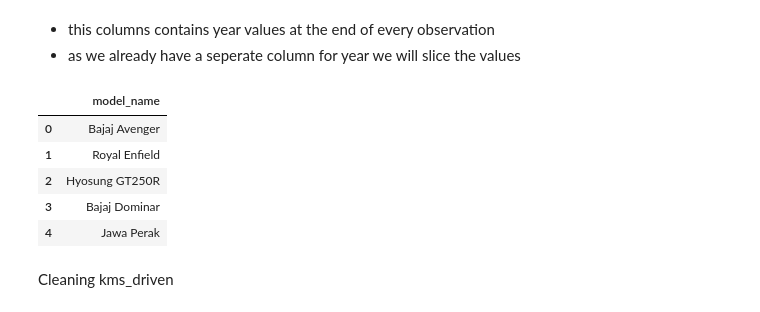
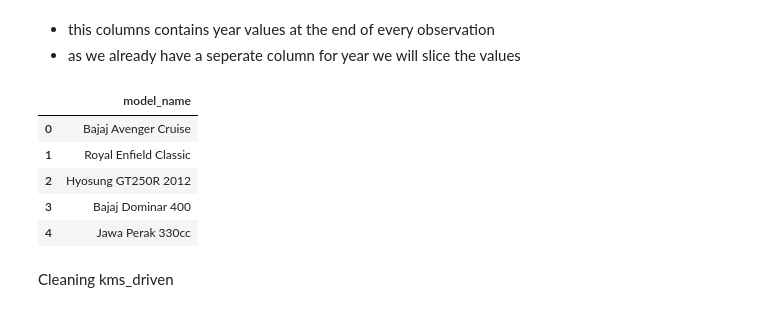
Before and after one commit to RishiBakshii/Bike-Price-Predictor, a Jupyter notebook: main.ipynb, the cells around one changed output. Drawn from its saved outputs; the diff is of its cells as text; code cells hidden in the pictures.

```diff
--- a/main.ipynb
+++ b/main.ipynb
@@ -142,15 +160,15 @@ Name: model_name, Length: 7765, dtype: object
 - this columns contains year values at the end of every observation
 - as we already have a seperate column for year we will slice the values
 # %%
-df['model_name']=df['model_name'].apply(lambda x:' '.join(x.split()[:2]))
+df['model_name']=df['model_name'].apply(lambda x:' '.join(x.split()[:3]))
 df[['model_name']].head(5)
 # %% [output]
 |  | model_name |
-| 0 | Bajaj Avenger |
-| 1 | Royal Enfield |
-| 2 | Hyosung GT250R |
-| 3 | Bajaj Dominar |
-| 4 | Jawa Perak |
+| 0 | Bajaj Avenger Cruise |
+| 1 | Royal Enfield Classic |
+| 2 | Hyosung GT250R 2012 |
+| 3 | Bajaj Dominar 400 |
+| 4 | Jawa Perak 330cc |
 # %% [markdown]
 Cleaning kms_driven
 # %%
```
Also changed, not shown: parts of 4 cells of this notebook, 1 other file.
